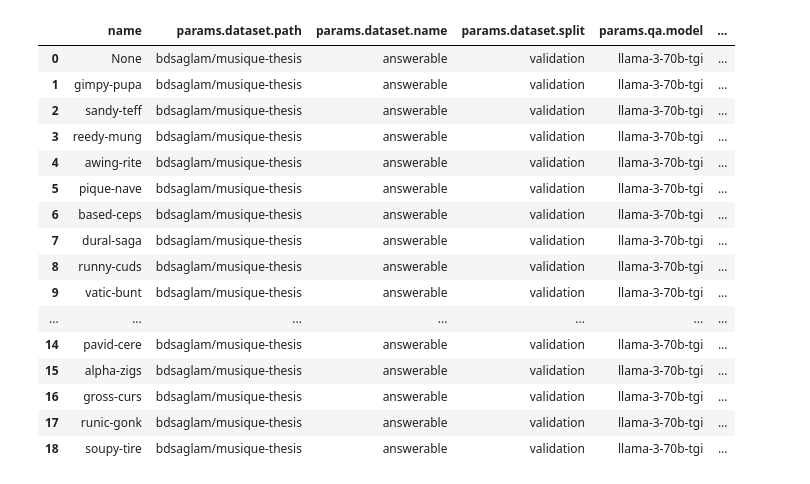
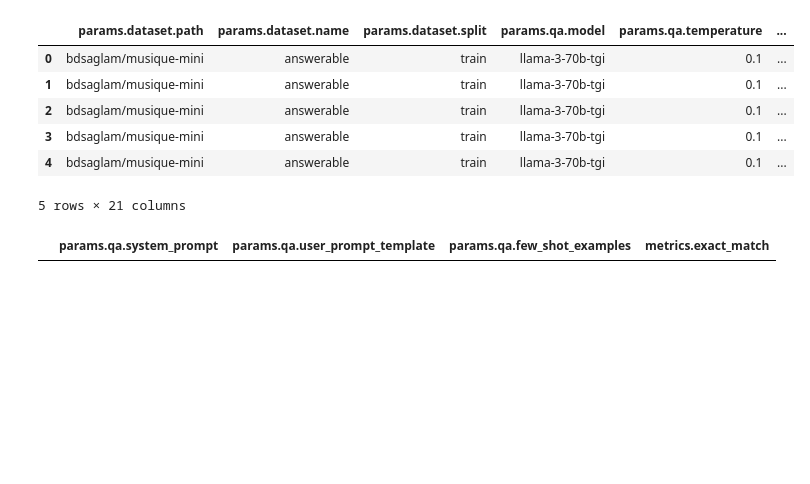
Before and after one commit to bdsaglam/bellem, a Jupyter notebook: dev_nbs/research-mhqa/reports/prompt-engineering.ipynb, the cells around one changed output. Drawn from its saved outputs; the diff is of its cells as text; code cells hidden in the pictures; blank space fills up the shorter version.

```diff
--- a/dev_nbs/research-mhqa/reports/prompt-engineering.ipynb
+++ b/dev_nbs/research-mhqa/reports/prompt-engineering.ipynb
@@ -29,39 +30,0 @@ experiments[0]
-# %%
-df = (
-    pd.json_normalize(experiments)
-    .sort_values(
-        [
-            "params.dataset.path",
-            "params.dataset.name",
-            "params.dataset.split",
-            "params.qa.model",
-            "params.qa.temperature",
-            "params.run",
-        ]
-    )
-    .drop(columns=["commit", "id"])
-    .drop_duplicates()
-    .reset_index(drop=True)
-)
-dataset_path = "bdsaglam/musique-thesis"
-mask = (df["params.dataset.path"] == dataset_path) & ~(df['params.qa.system_prompt'].str.contains("../.."))
-df = df.loc[mask].reset_index(drop=True)
-df
-# %% [output]
-|  | name | params.dataset.path | params.dataset.name | params.dataset.split | params.qa.model | ... |
-| 0 | None | bdsaglam/musique-thesis | answerable | validation | llama-3-70b-tgi | ... |
-| 1 | gimpy-pupa | bdsaglam/musique-thesis | answerable | validation | llama-3-70b-tgi | ... |
-| 2 | sandy-teff | bdsaglam/musique-thesis | answerable | validation | llama-3-70b-tgi | ... |
-| 3 | reedy-mung | bdsaglam/musique-thesis | answerable | validation | llama-3-70b-tgi | ... |
-| 4 | awing-rite | bdsaglam/musique-thesis | answerable | validation | llama-3-70b-tgi | ... |
-| 5 | pique-nave | bdsaglam/musique-thesis | answerable | validation | llama-3-70b-tgi | ... |
-| 6 | based-ceps | bdsaglam/musique-thesis | answerable | validation | llama-3-70b-tgi | ... |
-| 7 | dural-saga | bdsaglam/musique-thesis | answerable | validation | llama-3-70b-tgi | ... |
-| 8 | runny-cuds | bdsaglam/musique-thesis | answerable | validation | llama-3-70b-tgi | ... |
-| 9 | vatic-bunt | bdsaglam/musique-thesis | answerable | validation | llama-3-70b-tgi | ... |
-| ... | ... | ... | ... | ... | ... | ... |
-| 14 | pavid-cere | bdsaglam/musique-thesis | answerable | validation | llama-3-70b-tgi | ... |
-| 15 | alpha-zigs | bdsaglam/musique-thesis | answerable | validation | llama-3-70b-tgi | ... |
-| 16 | gross-curs | bdsaglam/musique-thesis | answerable | validation | llama-3-70b-tgi | ... |
-| 17 | runic-gonk | bdsaglam/musique-thesis | answerable | validation | llama-3-70b-tgi | ... |
-| 18 | soupy-tire | bdsaglam/musique-thesis | answerable | validation | llama-3-70b-tgi | ... |
@@ -70,2 +31,32 @@ metric_cols = [col for col in df.columns if col.startswith("metrics.")]
+# %%
+df = pd.json_normalize(experiments).drop(columns=["commit", "id", "name"])
+
+param_cols = [col for col in df.columns if col.startswith("params.")]
+metric_cols = [col for col in df.columns if col.startswith("metrics.")]
+df.drop_duplicates(subset=param_cols, inplace=True)
+
+# df = df.sort_values(["params.qa.model", "params.qa.prompt", "params.qa.temperature", "params.run"])
+df.reset_index(drop=True, inplace=True)
+df.head()
+# %% [output]
+|  | params.dataset.path | params.dataset.name | params.dataset.split | params.qa.model | params.qa.temperature | ... |
+| 0 | bdsaglam/musique-mini | answerable | train | llama-3-70b-tgi | 0.1 | ... |
+| 1 | bdsaglam/musique-mini | answerable | train | llama-3-70b-tgi | 0.1 | ... |
+| 2 | bdsaglam/musique-mini | answerable | train | llama-3-70b-tgi | 0.1 | ... |
+| 3 | bdsaglam/musique-mini | answerable | train | llama-3-70b-tgi | 0.1 | ... |
+| 4 | bdsaglam/musique-mini | answerable | train | llama-3-70b-tgi | 0.1 | ... |
+5 rows × 21 columns
+# %%
+run_counts = (
+    df.groupby(["params.qa.system_prompt", "params.qa.user_prompt_template", "params.qa.few_shot_examples"])[
+        metric_cols[:1]
+    ]
+    .count()
+    .reset_index()
+)
+mask = run_counts[metric_cols[0]] < 3
+run_counts.loc[mask]
+# %% [output]
+|  | params.qa.system_prompt | params.qa.user_prompt_template | params.qa.few_shot_examples | metrics.exact_match |
 # %%
 # Average metrics over repeated runs (params.run)
```
Also changed, not shown: parts of 5 cells of this notebook, 5 other files.
